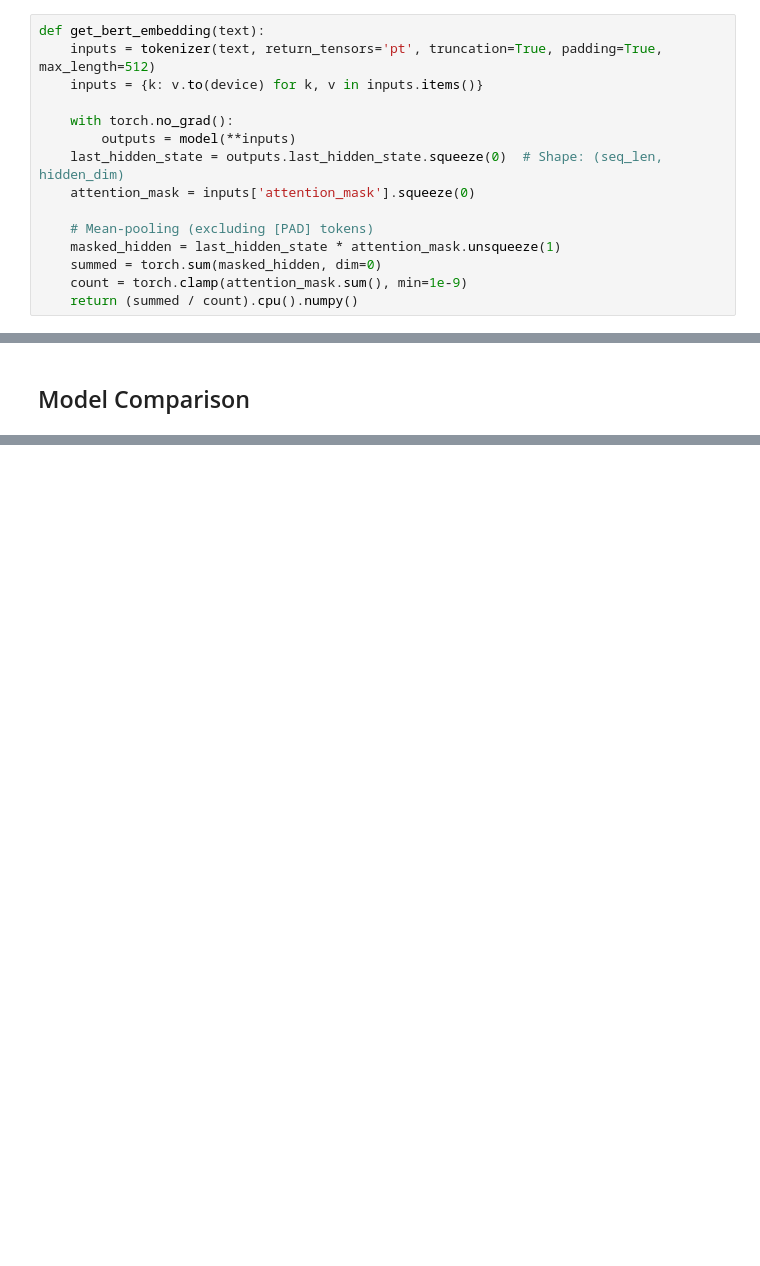
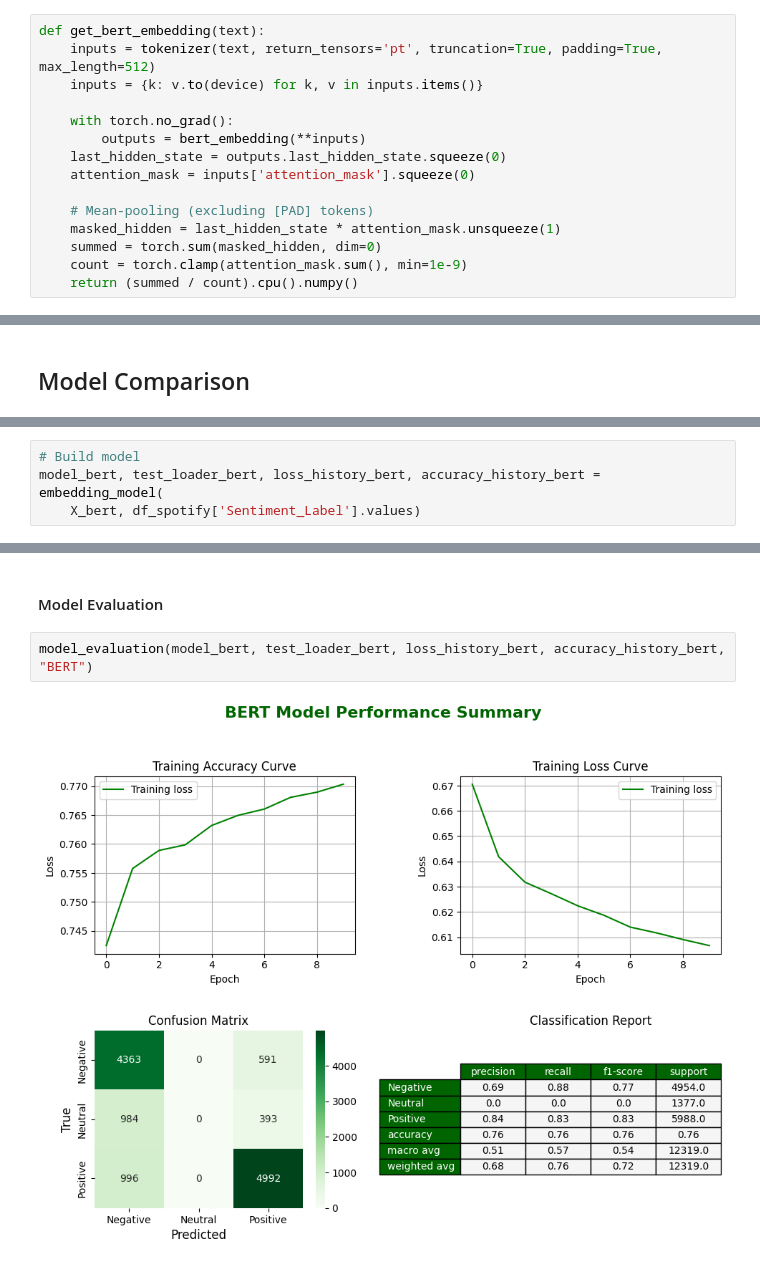
Before and after one commit to MadalinaTilvan/Spotify-Sentiment-Analysis, a Jupyter notebook: Ml_project_spotify.ipynb, the cells around one changed output, grey strips where cells are left out. Saved outputs shown, nothing was run; the diff lists cells and outputs as text; blank space fills up the shorter version.

```diff
--- a/Ml_project_spotify.ipynb
+++ b/Ml_project_spotify.ipynb
@@ -440,8 +480,8 @@ def get_bert_embedding(text):
     inputs = {k: v.to(device) for k, v in inputs.items()}
 
     with torch.no_grad():
-        outputs = model(**inputs)
-    last_hidden_state = outputs.last_hidden_state.squeeze(0)  # Shape: (seq_len, hidden_dim)
+        outputs = bert_embedding(**inputs)
+    last_hidden_state = outputs.last_hidden_state.squeeze(0)
     attention_mask = inputs['attention_mask'].squeeze(0)
 
     # Mean-pooling (excluding [PAD] tokens)
@@ -483,0 +750,4 @@ BERT shape: (61594, 768)
+# %%
+# Build model
+model_bert, test_loader_bert, loss_history_bert, accuracy_history_bert = embedding_model(
+    X_bert, df_spotify['Sentiment_Label'].values)
@@ -483,0 +780,6 @@ BERT shape: (61594, 768)
+# %% [markdown]
+#### Model Evaluation
+# %%
+model_evaluation(model_bert, test_loader_bert, loss_history_bert, accuracy_history_bert, "BERT")
+# %% [output]
+[figure, added]
```
Also changed, not shown: parts of 49 cells of this notebook.
